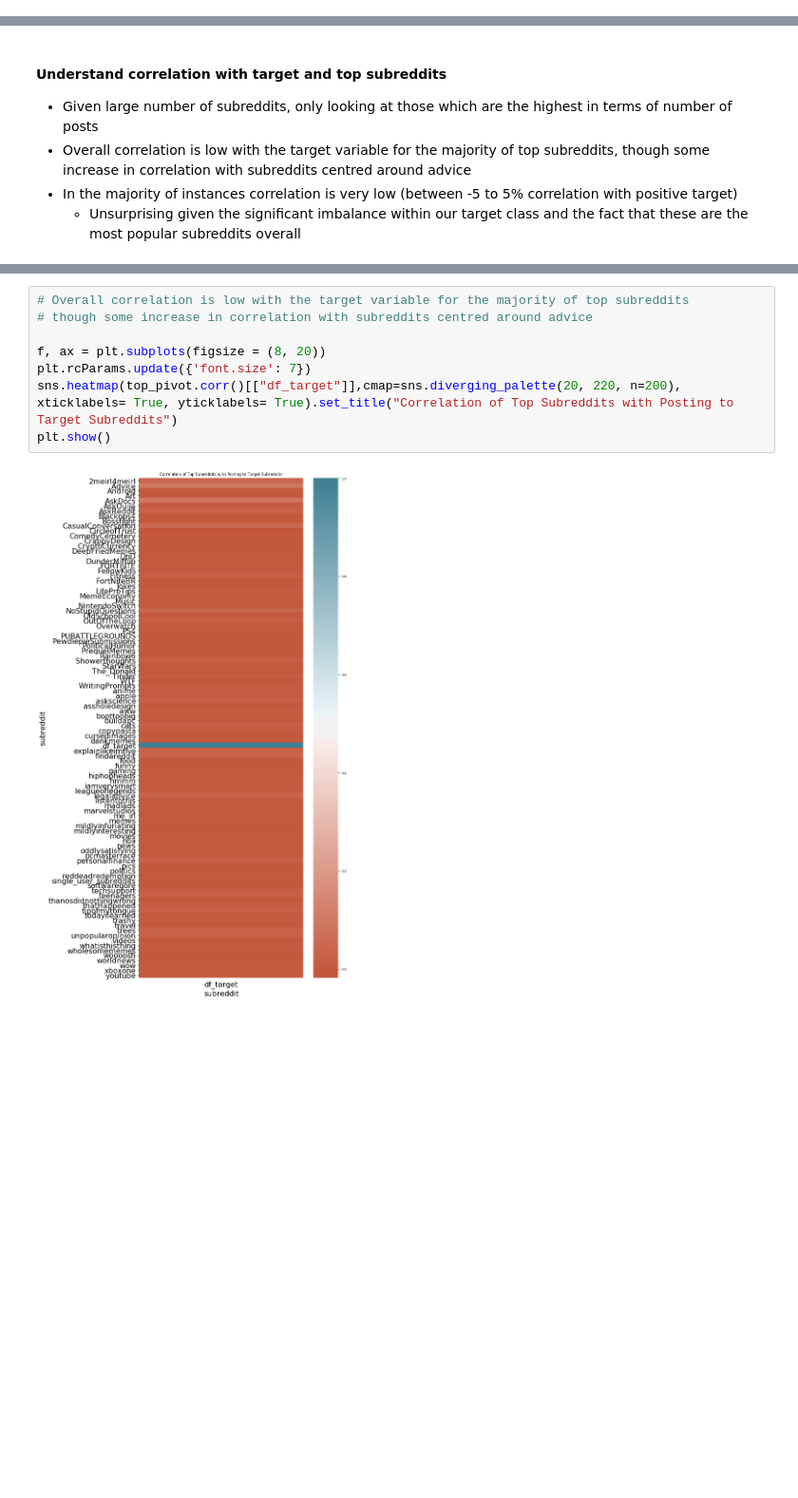
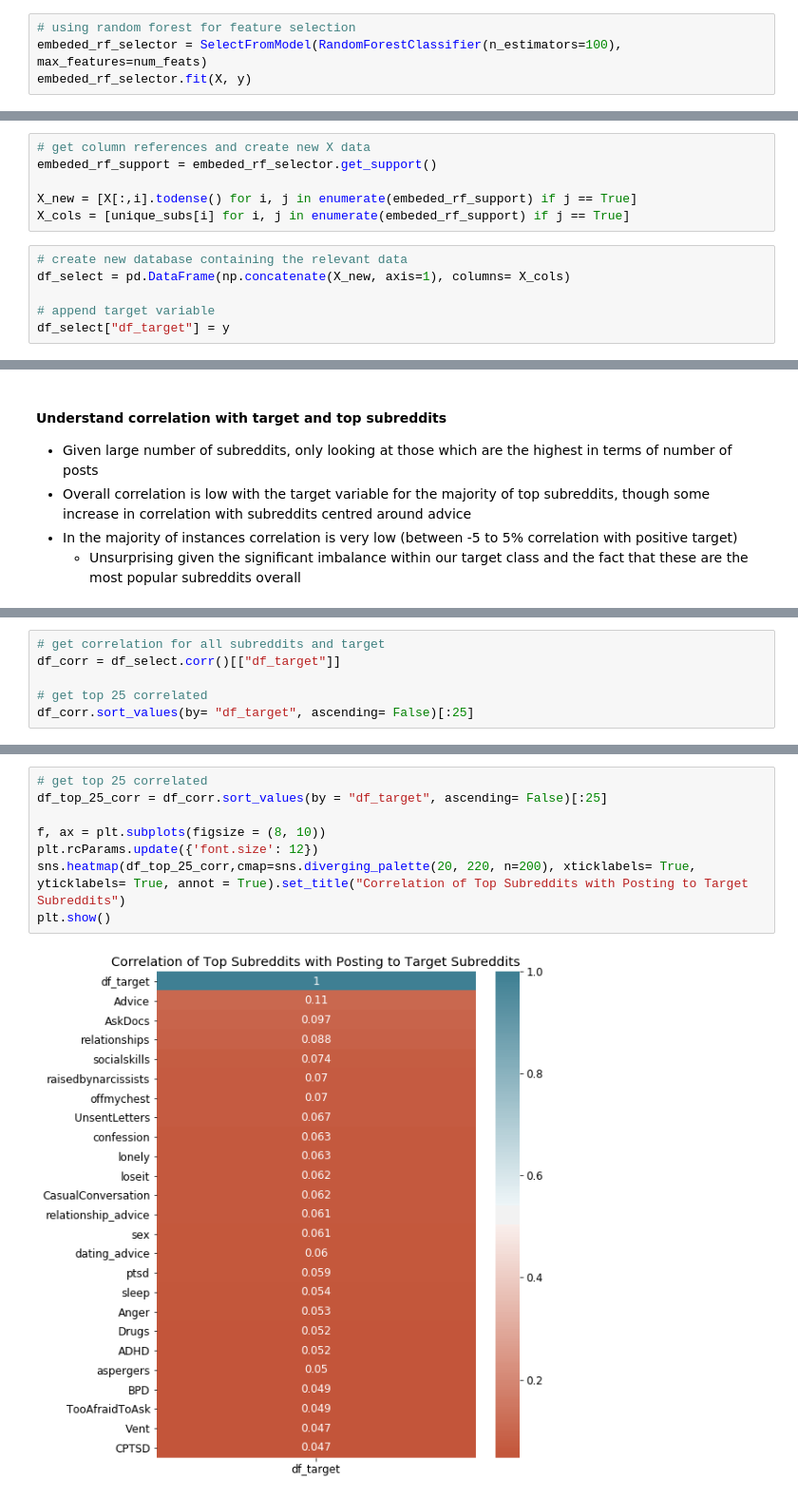
Before and after one commit to samholt13/Capstone-Project-Internet-Forum-Mental-Health-Risk-Prediction, a Jupyter notebook: MKII_EDA.ipynb, the cells around one changed output, grey strips where cells are left out. Shown at 95% size. Drawn from its saved outputs; the diff is of its cells as text; blank space fills up the shorter version.

```diff
--- a/MKII_EDA.ipynb
+++ b/MKII_EDA.ipynb
@@ -52,0 +74,4 @@ sparse_df.todense
+# %%
+# using random forest for feature selection
+embeded_rf_selector = SelectFromModel(RandomForestClassifier(n_estimators=100), max_features=num_feats)
+embeded_rf_selector.fit(X, y)
@@ -52,0 +96,12 @@ sparse_df.todense
+# %%
+# get column references and create new X data
+embeded_rf_support = embeded_rf_selector.get_support()
+
+X_new = [X[:,i].todense() for i, j in enumerate(embeded_rf_support) if j == True]
+X_cols = [unique_subs[i] for i, j in enumerate(embeded_rf_support) if j == True]
+# %%
+# create new database containing the relevant data
+df_select = pd.DataFrame(np.concatenate(X_new, axis=1), columns= X_cols)
+
+# append target variable
+df_select["df_target"] = y
@@ -82,0 +119,6 @@ top_pivot.fillna(0, inplace= True)
+# %%
+# get correlation for all subreddits and target
+df_corr = df_select.corr()[["df_target"]]
+
+# get top 25 correlated
+df_corr.sort_values(by= "df_target", ascending= False)[:25]
@@ -83,10 +143,10 @@ top_pivot.fillna(0, inplace= True)
 # %%
-# Overall correlation is low with the target variable for the majority of top subreddits
-# though some increase in correlation with subreddits centred around advice
+# get top 25 correlated
+df_top_25_corr = df_corr.sort_values(by = "df_target", ascending= False)[:25]
 
-f, ax = plt.subplots(figsize = (8, 20))
-plt.rcParams.update({'font.size': 7})
-sns.heatmap(top_pivot.corr()[["df_target"]],cmap=sns.diverging_palette(20, 220, n=200), xticklabels= True, yticklabels= True).set_title("Correlation of Top Subreddits with Posting to Target Subreddits")
+f, ax = plt.subplots(figsize = (8, 10))
+plt.rcParams.update({'font.size': 12})
+sns.heatmap(df_top_25_corr,cmap=sns.diverging_palette(20, 220, n=200), xticklabels= True, yticklabels= True, annot = True).set_title("Correlation of Top Subreddits with Posting to Target Subreddits")
 plt.show()
 # %% [output]
-[figure, old version]
+[figure, new version]
```
Also changed, not shown: parts of 30 cells of this notebook, 3 other files.
